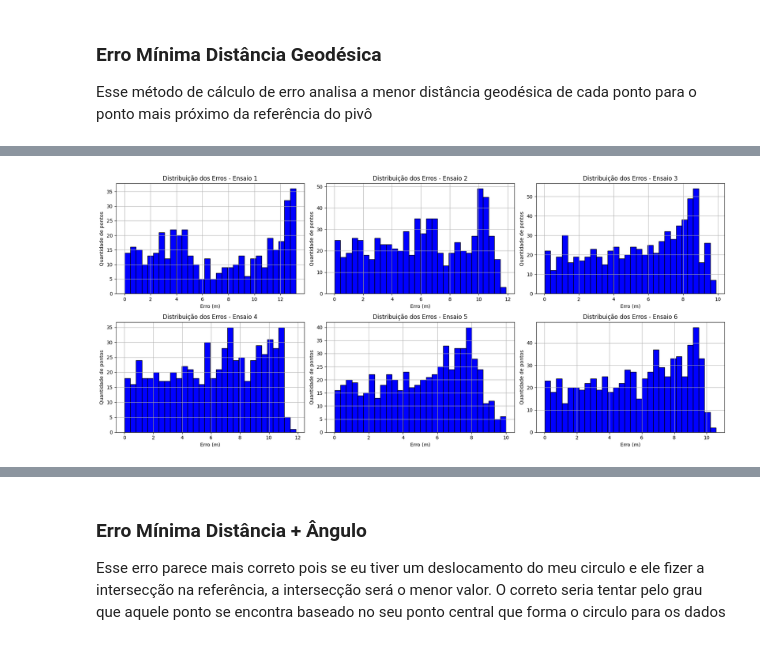
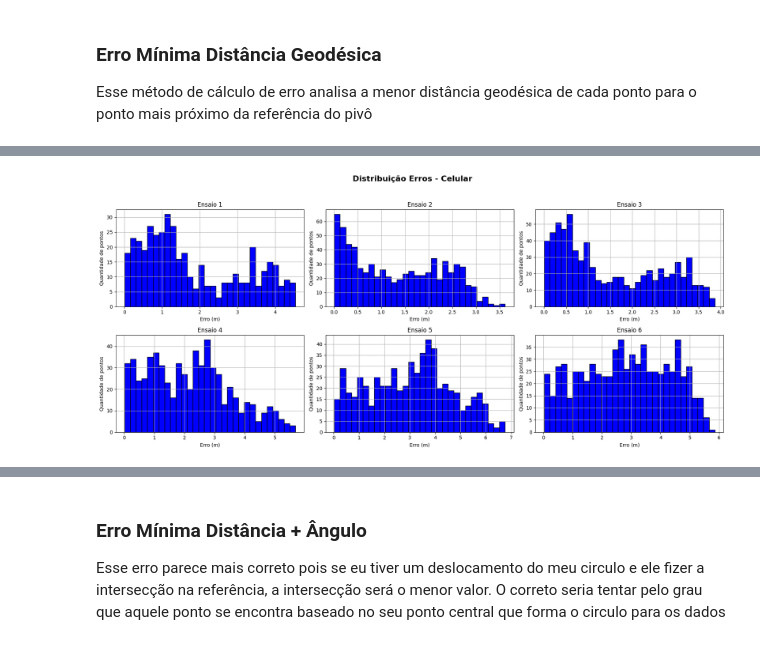
Before and after one commit to GabrielSan99/GNSS_C-A_CODE, a Jupyter notebook: analysis.ipynb, the cells around one changed output, grey strips where cells are left out. Cells and saved outputs as stored; diff of their text form; code cells hidden in the pictures.

```diff
--- a/analysis.ipynb
+++ b/analysis.ipynb
@@ -539 +593,9 @@ df_erro_esp32
+# %%
+# Parâmetros para Criação dos Gráficos
+num_laps = len(laps)
+cols = 3
+rows = int(np.ceil(num_laps / cols))
+
+lap_names = list(laps.keys())
+labels = ['Ensaio 1', 'Ensaio 2', 'Ensaio 3', 'Ensaio 4', 'Ensaio 5', 'Ensaio 6']  # ajuste conforme necessário
 # %%
@@ -747,6 +896,8 @@ for lap_name, lap_data in laps.items():
     df_cel['Lat'] = df_cel['Lat'].apply(clean_coord)
     df_cel['Lon'] = df_cel['Lon'].apply(clean_coord)
 
+    df_cel.rename(columns={'Lat': 'latitude', 'Lon': 'longitude'}, inplace=True)
+
     # Reatribui o DataFrame tratado ao dicionário
     laps[lap_name]["celular"]["dataframe"] = df_cel
 # %%
@@ -821,7 +972,7 @@ for lap_name, color, label in zip(laps_to_plot, colors, labels):
         df = laps[lap_name]["celular"]["dataframe"]
         for _, row in df.iterrows():
             folium.CircleMarker(
-                location=[row['Lat'], row['Lon']],
+                location=[row['latitude'], row['longitude']],
                 radius=2,
                 color=color,
                 fill=True,
@@ -959,23 +1170,33 @@ df_erro_celular
+# %%
+# Parâmetros para Criação dos Gráficos
+num_laps = len(laps)
+cols = 3
+rows = int(np.ceil(num_laps / cols))
+
+lap_names = list(laps.keys())
+labels = ['Ensaio 1', 'Ensaio 2', 'Ensaio 3', 'Ensaio 4', 'Ensaio 5', 'Ensaio 6']  # ajuste conforme necessário
 # %%
-# Vamos criar uma figura grande para 6 subplots
-fig, axs = plt.subplots(2, 3, figsize=(18, 8))
+fig, axs = plt.subplots(rows, cols, figsize=(6 * cols, 4 * rows))
 axs = axs.flatten()
 
-# Para cada ensaio (lap) presente em laps
+# Adiciona título geral antes dos subplots
+fig.suptitle('Distribuição Erros - Celular', fontsize=16, fontweight='bold')
+
 for i, lap_name in enumerate(laps.keys()):
-    # Garante que existe análise de erro para celular
-    if "celular" in laps[lap_name] and "erro_analysis" in laps[lap_name]["celular"]:
-        erros = laps[lap_name]['celular']['erro_analysis']['erros_metros']  # Erros individuais do celular
+    erros = laps[lap_name]['celular']['error_analysis']['euclidean_errors_m']
 
-        # Cria o histograma para cada lap
-        axs[i].hist(erros, bins=30, color='blue', edgecolor='black')
-        axs[i].set_title(f'Distribuição dos Erros - {labels[i]}')
-        axs[i].set_xlabel('Erro (m)')
-        axs[i].set_ylabel('Quantidade de pontos')
-        axs[i].grid(True)
+    axs[i].hist(erros, bins=30, color='blue', edgecolor='black')
+    axs[i].set_title(f'{labels[i]}')
+    axs[i].set_xlabel('Erro (m)')
+    axs[i].set_ylabel('Quantidade de pontos')
+    axs[i].grid(True)
 
-# Ajusta o layout para não sobrepor os elementos
-plt.tight_layout()
+# Oculta eixos extras se houver
+for j in range(i + 1, len(axs)):
+    axs[j].axis('off')
+
+# Ajusta o layout e reposiciona para não sobrepor o título
+plt.tight_layout(rect=[0, 0, 1, 0.95])  # reserve espaço para o suptitle
 plt.show()
 # %% [output]
-[figure, old version]
+[figure, new version]
```
Also changed, not shown: parts of 36 cells of this notebook, 6 other files.
